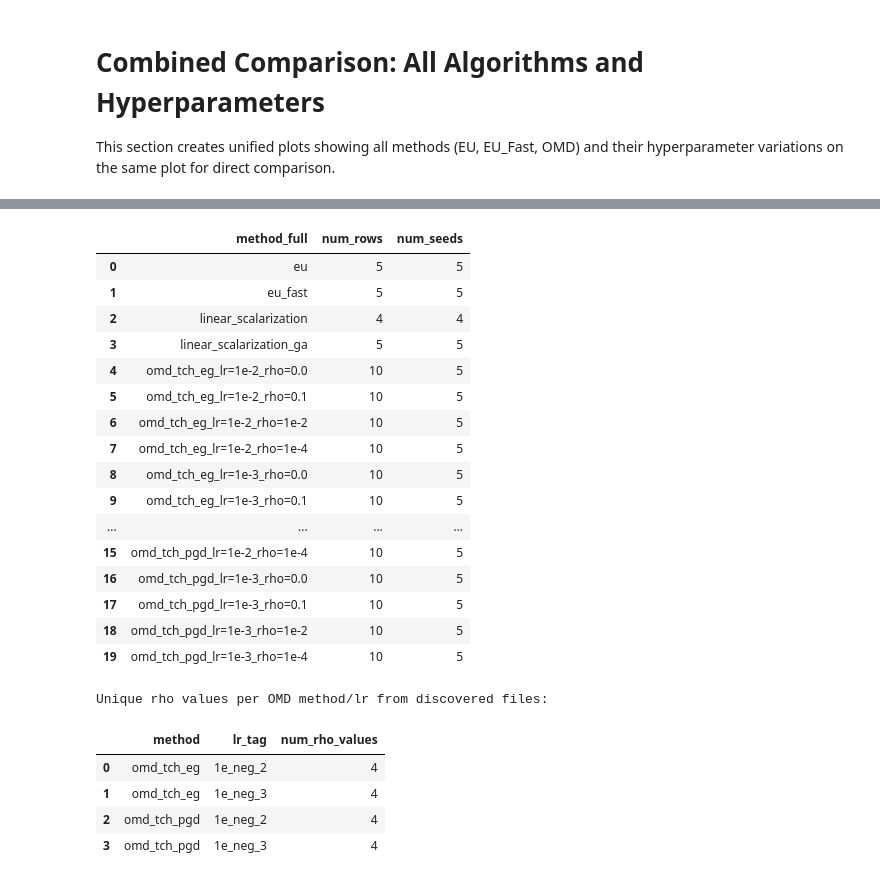
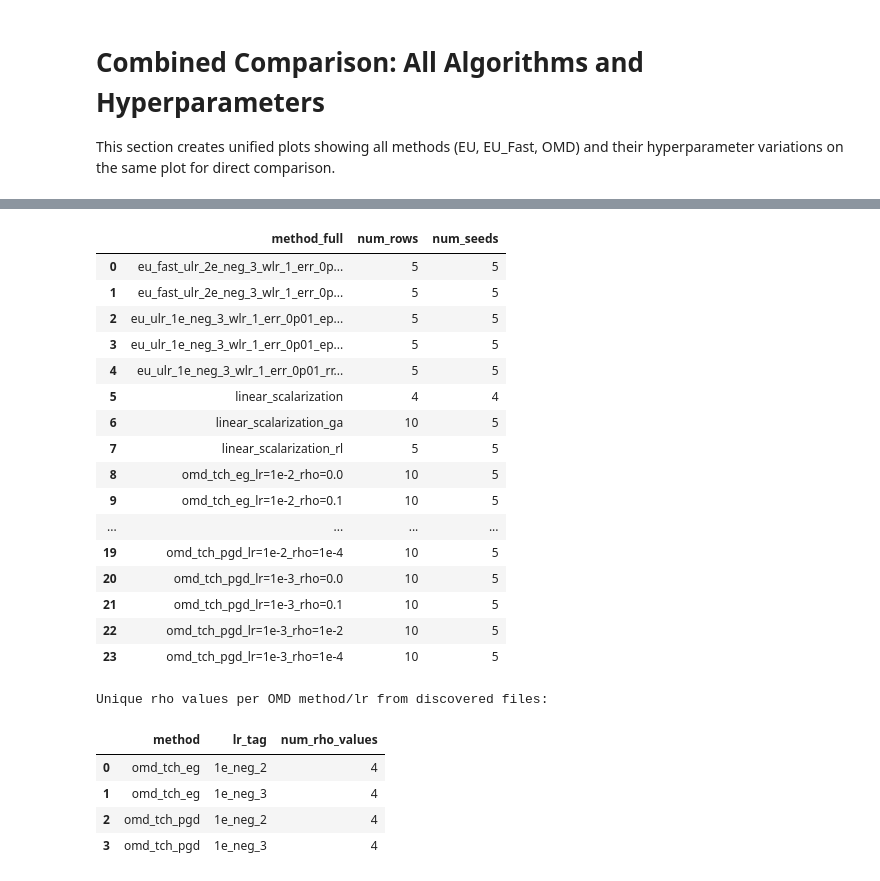
Before and after one commit to chenyuen0103/EUPMU-Efficient-Utility-Preserving-Machine-Unlearning, a Jupyter notebook: classification/classification_EU_RL/plot_retain_forget_convergence.ipynb, the cells around one changed output, grey strips where cells are left out. Drawn from its saved outputs; the diff is of its cells as text; code cells hidden in the pictures.

```diff
--- a/classification/classification_EU_RL/plot_retain_forget_convergence.ipynb
+++ b/classification/classification_EU_RL/plot_retain_forget_convergence.ipynb
@@ -1172,12 +1172,10 @@ import matplotlib.pyplot as plt
 import numpy as np
 from pathlib import Path
 
-# Read raw evaluation files directly (no precomputed CSV dependency)
+# GA results (OMD-TCH, EUPMU-GA)
 root = Path("output_classwise_ga/resnet18/cifar10/forget_10.0%/RL")
 
-# Linear scalarization results live under a separate save dir.
-# Some older runs have no method subdirectory (class_* directly under RL/);
-# those are assigned fallback_method so they still appear in comparisons.
+# RL results: linear_scalarization + EUPMU RL (eu, eu_fast)
 ls_root = Path("output_classwise/resnet18/cifar10/forget_10.0%/RL")
 
 
@@ -1185,7 +1183,6 @@ def parse_token_block(setting: str, key: str, stop_keys: set[str]) -> str:
     tokens = setting.split("_")
     if key not in tokens:
         return ""
-
     start = tokens.index(key) + 1
     out = []
     for tok in tokens[start:]:
@@ -1201,15 +1198,14 @@ def decode_tag(tag: str) -> str:
     return tag.replace("_neg_", "-").replace("p", ".")
 
 
-def load_eval_records(search_root: Path, fallback_method: str = "unknown") -> list[dict]:
+def load_eval_records(search_root: Path, fallback_method: str = "unknown", source: str = "") -> list[dict]:
+    src_label = source or search_root.parts[-4]  # e.g. "output_classwise_ga"
     out = []
     for eval_path in sorted(search_root.glob("**/evaluation_result.json")):
         try:
             rel = eval_path.relative_to(search_root)
             parts = rel.parts
 
-            # Expected layout: .../<method>/class_<id>/seed_*/<setting>/evaluation_result.json
-            # Older runs may omit the method dir: class_<id>/seed_*/<setting>/evaluation_result.json
             class_idx = next((i for i, p in enumerate(parts) if p.startswith("class_")), None)
             if class_idx is None:
                 continue
@@ -1235,10 +1231,10 @@ def load_eval_records(search_root: Path, fallback_method: str = "unknown") -> li
             if not all(isinstance(v, (int, float)) for v in (retain, forget, test)):
                 continue
 
-            lr_tag = parse_token_block(setting, "ulr", {"eta", "wlr", "err", "epoch", "rw", "fw", "rho", "flt"})
+            lr_tag  = parse_token_block(setting, "ulr", {"eta", "wlr", "err", "epoch", "rw", "fw", "rho", "flt"})
             rho_tag = parse_token_block(setting, "rho", {"epoch"})
             flt_tag = parse_token_block(setting, "flt", set())
-            lr_label = f"lr={decode_tag(lr_tag)}" if lr_tag else ""
+            lr_label  = f"lr={decode_tag(lr_tag)}"  if lr_tag  else ""
             rho_label = f"rho={decode_tag(rho_tag)}" if rho_tag else ""
 
             method_full = method
@@ -1249,34 +1245,33 @@ def load_eval_records(search_root: Path, fallback_method: str = "unknown") -> li
             elif method == "linear_scalarization" and flt_tag:
                 method_full = f"linear_scalarization_{flt_tag}"
 
-            out.append(
-                {
-                    "method": method,
-                    "method_full": method_full,
-                    "class_id": class_id,
-                    "run_tag": run_tag,
-                    "setting": setting,
-                    "lr_tag": lr_tag,
-                    "rho_tag": rho_tag,
-                    "retain": float(retain),
-                    "forget": float(forget),
-                    "test": float(test),
-                }
-            )
+            out.append({
+                "method":      method,
+                "method_full": method_full,
+                "class_id":    class_id,
+                "run_tag":     run_tag,
+                "setting":     setting,
+                "lr_tag":      lr_tag,
+                "rho_tag":     rho_tag,
+                "flt_tag":     flt_tag,
+                "source":      src_label,
+                "retain":  float(retain),
+                "forget":  float(forget),
+                "test":    float(test),
+            })
         except Exception:
             continue
     return out
 
 
-records = load_eval_records(root)
+records = load_eval_records(root, source="output_classwise_ga")
 
-# Append linearization results; class-at-root paths fall back to "linear_scalarization".
 if ls_root.exists():
-    ls_records = load_eval_records(ls_root, fallback_method="linear_scalarization")
-    print(f"Loaded {len(ls_records)} linearization evaluation files from {ls_root}")
+    ls_records = load_eval_records(ls_root, fallback_method="linear_scalarization", source="output_classwise")
+    print(f"Loaded {len(ls_records)} records from {ls_root}")
     records.extend(ls_records)
 else:
-    print(f"[warn] Linearization root not found: {ls_root}")
+    print(f"[warn] RL root not found: {ls_root}")
 
 raw_df = pd.DataFrame(records)
 if raw_df.empty:
@@ -1291,7 +1286,6 @@ for method in sorted(raw_df["method"].unique()):
             raw_df.loc[method_mask, "method"] + "_" + raw_df.loc[method_mask, "setting"]
         )
 
-# Seed-average per class for each method/hparam line.
 df_unified = (
     raw_df.groupby(["method_full", "class_id"], as_index=False)
     .agg(
@@ -1305,21 +1299,21 @@ df_unified = (
     .reset_index(drop=True)
 )
 
-# Plot config used by following cells
 output_dir = root / "analysis" / "combined_comparison_20260414"
 output_dir.mkdir(parents=True, exist_ok=True)
 
-metrics = ["test_mean", "forget_mean", "retain_mean"]
+metrics      = ["test_mean", "forget_mean", "retain_mean"]
 metric_names = ["Test Accuracy", "Forget Accuracy", "Retain Accuracy"]
 
 methods_unique = df_unified["method_full"].unique()
-colors = {}
+colors  = {}
 markers = {}
-color_palette = ["#1f77b4", "#ff7f0e", "#2ca02c", "#d62728", "#9467bd", "#8c564b", "#e377c2", "#7f7f7f", "#bcbd22", "#17becf"]
+color_palette  = ["#1f77b4", "#ff7f0e", "#2ca02c", "#d62728", "#9467bd",
+                  "#8c564b", "#e377c2", "#7f7f7f", "#bcbd22", "#17becf"]
 marker_palette = ["o", "s", "^", "v", "D", "X", "P", "*", "<", ">"]
 
 for i, method in enumerate(sorted(methods_unique)):
-    colors[method] = color_palette[i % len(color_palette)]
+    colors[method]  = color_palette[i % len(color_palette)]
     markers[method] = marker_palette[i % len(marker_palette)]
 
 print(f"Loaded {len(raw_df)} evaluation files from {root}")
@@ -1342,21 +1336,21 @@ Methods to plot: ['eu', 'eu_fast', 'linear_scalarization', 'linear_scalarization
 Runs per line:
 |  | method_full | num_rows | num_seeds |
-| 0 | eu | 5 | 5 |
-| 1 | eu_fast | 5 | 5 |
-| 2 | linear_scalarization | 4 | 4 |
-| 3 | linear_scalarization_ga | 5 | 5 |
-| 4 | omd_tch_eg_lr=1e-2_rho=0.0 | 10 | 5 |
-| 5 | omd_tch_eg_lr=1e-2_rho=0.1 | 10 | 5 |
-| 6 | omd_tch_eg_lr=1e-2_rho=1e-2 | 10 | 5 |
-| 7 | omd_tch_eg_lr=1e-2_rho=1e-4 | 10 | 5 |
-| 8 | omd_tch_eg_lr=1e-3_rho=0.0 | 10 | 5 |
-| 9 | omd_tch_eg_lr=1e-3_rho=0.1 | 10 | 5 |
+| 0 | eu_fast_ulr_2e_neg_3_wlr_1_err_0p... | 5 | 5 |
+| 1 | eu_fast_ulr_2e_neg_3_wlr_1_err_0p... | 5 | 5 |
+| 2 | eu_ulr_1e_neg_3_wlr_1_err_0p01_ep... | 5 | 5 |
+| 3 | eu_ulr_1e_neg_3_wlr_1_err_0p01_ep... | 5 | 5 |
+| 4 | eu_ulr_1e_neg_3_wlr_1_err_0p01_rr... | 5 | 5 |
+| 5 | linear_scalarization | 4 | 4 |
+| 6 | linear_scalarization_ga | 10 | 5 |
+| 7 | linear_scalarization_rl | 5 | 5 |
+| 8 | omd_tch_eg_lr=1e-2_rho=0.0 | 10 | 5 |
+| 9 | omd_tch_eg_lr=1e-2_rho=0.1 | 10 | 5 |
 | ... | ... | ... | ... |
-| 15 | omd_tch_pgd_lr=1e-2_rho=1e-4 | 10 | 5 |
-| 16 | omd_tch_pgd_lr=1e-3_rho=0.0 | 10 | 5 |
-| 17 | omd_tch_pgd_lr=1e-3_rho=0.1 | 10 | 5 |
-| 18 | omd_tch_pgd_lr=1e-3_rho=1e-2 | 10 | 5 |
-| 19 | omd_tch_pgd_lr=1e-3_rho=1e-4 | 10 | 5 |
+| 19 | omd_tch_pgd_lr=1e-2_rho=1e-4 | 10 | 5 |
+| 20 | omd_tch_pgd_lr=1e-3_rho=0.0 | 10 | 5 |
+| 21 | omd_tch_pgd_lr=1e-3_rho=0.1 | 10 | 5 |
+| 22 | omd_tch_pgd_lr=1e-3_rho=1e-2 | 10 | 5 |
+| 23 | omd_tch_pgd_lr=1e-3_rho=1e-4 | 10 | 5 |
 Unique rho values per OMD method/lr from discovered files:
 |  | method | lr_tag | num_rho_values |
 | 0 | omd_tch_eg | 1e_neg_2 | 4 |
```
Also changed, not shown: parts of 4 cells of this notebook, 5 other files.
